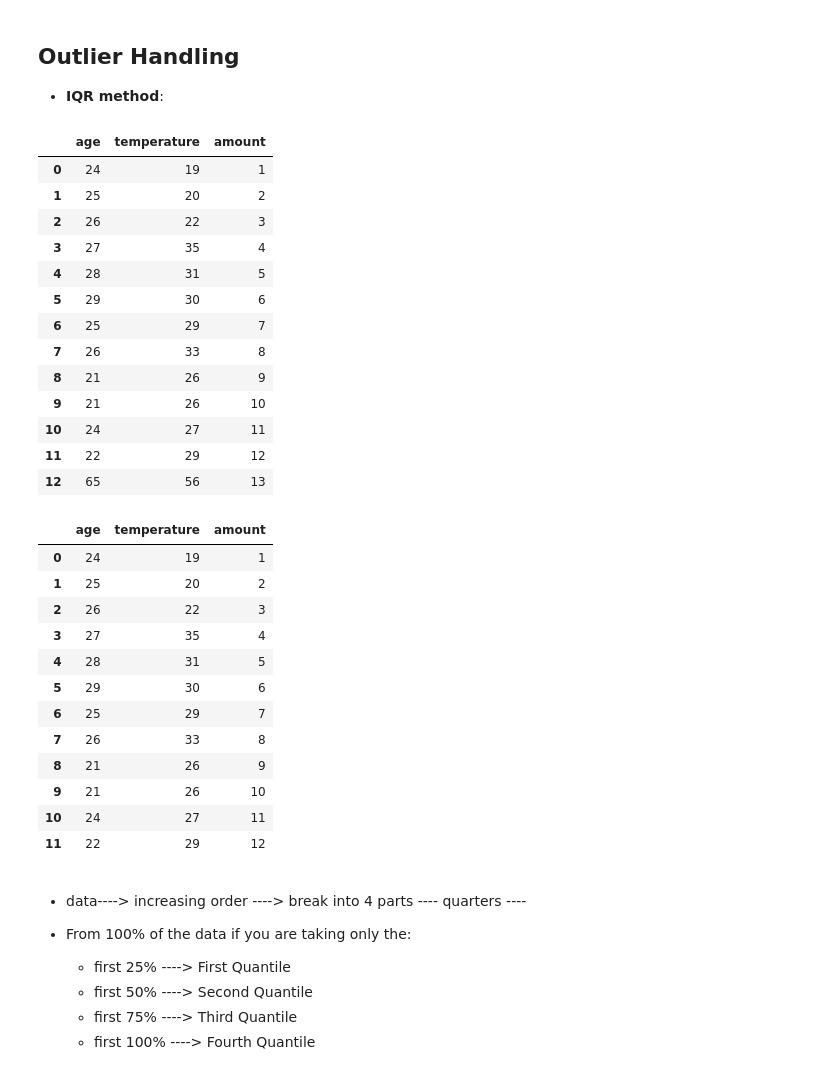
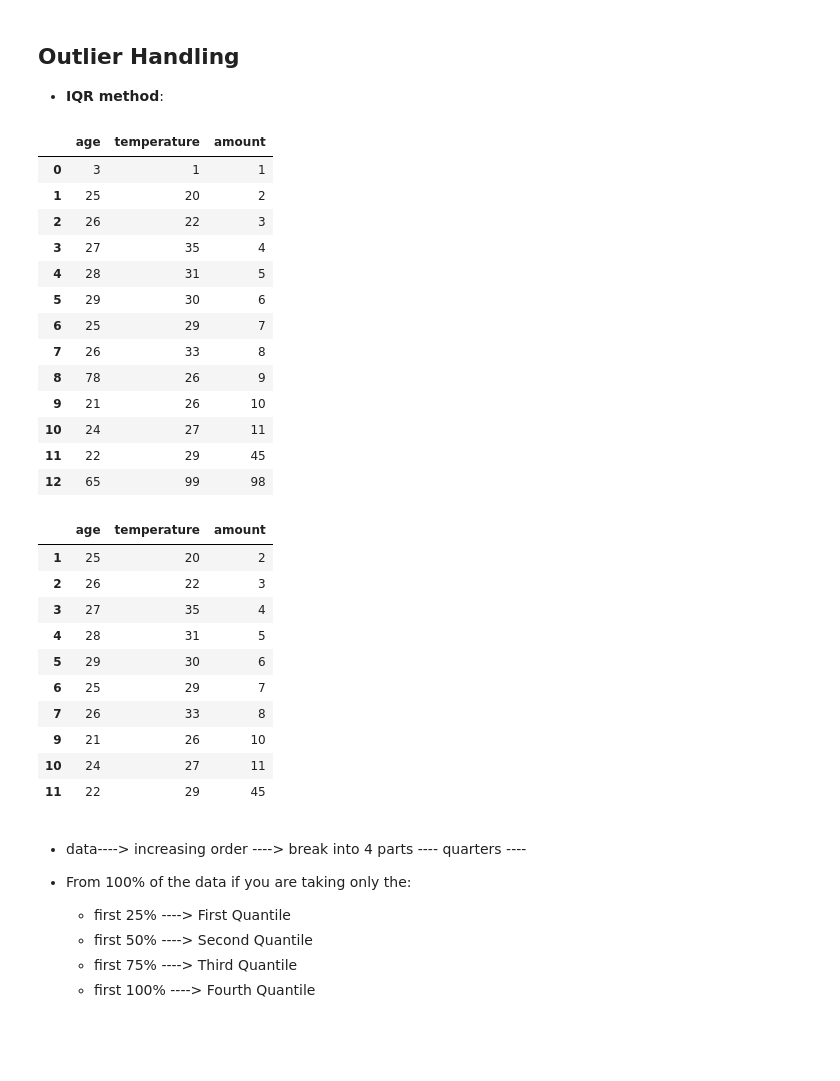
Before and after one commit to najm-s/AIML-nexperts3, a Jupyter notebook: Day 12 - Data Cleaning/in class 3 - Handlin Outliers .ipynb, the cells around one changed output. Saved outputs shown, nothing was run; the diff lists cells and outputs as text; code cells hidden in the pictures; blank space fills up the shorter version.

```diff
--- a/Day 12 - Data Cleaning/in class 3 - Handlin Outliers .ipynb
+++ b/Day 12 - Data Cleaning/in class 3 - Handlin Outliers .ipynb
@@ -63,16 +60,16 @@ df.head()
 # %%
 import pandas as pd
 
 df = pd.DataFrame({
-    'age':         [24,25,26,27,28,29,25,26,21,21,24,22,65],
-    'temperature': [19,20,22,35,31,30,29,33,26,26,27,29,56,],
-    'amount': [x for x in range(1,14)]
+    'age':         [3,25,26,27,28,29,25,26,78,21,24,22,65],
+    'temperature': [1,20,22,35,31,30,29,33,26,26,27,29,99,],
+    'amount': [x for x in range(1,12)] + [45,98]
 })
 
 df
 # %% [output]
 |  | age | temperature | amount |
-| 0 | 24 | 19 | 1 |
+| 0 | 3 | 1 | 1 |
 | 1 | 25 | 20 | 2 |
 | 2 | 26 | 22 | 3 |
 | 3 | 27 | 35 | 4 |
@@ -80,11 +77,11 @@ df
 | 5 | 29 | 30 | 6 |
 | 6 | 25 | 29 | 7 |
 | 7 | 26 | 33 | 8 |
-| 8 | 21 | 26 | 9 |
+| 8 | 78 | 26 | 9 |
 | 9 | 21 | 26 | 10 |
 | 10 | 24 | 27 | 11 |
-| 11 | 22 | 29 | 12 |
-| 12 | 65 | 56 | 13 |
+| 11 | 22 | 29 | 45 |
+| 12 | 65 | 99 | 98 |
 # %%
 # basic pandas filtering
 # I knew what the range should be
@@ -94,7 +91,6 @@ df_age = df[(df['age'] < 30) & (df['age'] >20)] # should only have normal values
 df_age
 # %% [output]
 |  | age | temperature | amount |
-| 0 | 24 | 19 | 1 |
 | 1 | 25 | 20 | 2 |
 | 2 | 26 | 22 | 3 |
 | 3 | 27 | 35 | 4 |
@@ -102,10 +98,9 @@ df_age
 | 5 | 29 | 30 | 6 |
 | 6 | 25 | 29 | 7 |
 | 7 | 26 | 33 | 8 |
-| 8 | 21 | 26 | 9 |
 | 9 | 21 | 26 | 10 |
 | 10 | 24 | 27 | 11 |
-| 11 | 22 | 29 | 12 |
+| 11 | 22 | 29 | 45 |
 # %% [markdown]
 - data----> increasing order ----> break into 4 parts ---- quarters ----
 - From 100% of the data if you are taking only the:
```
Also changed, not shown: parts of 21 cells of this notebook, 5 other files.
